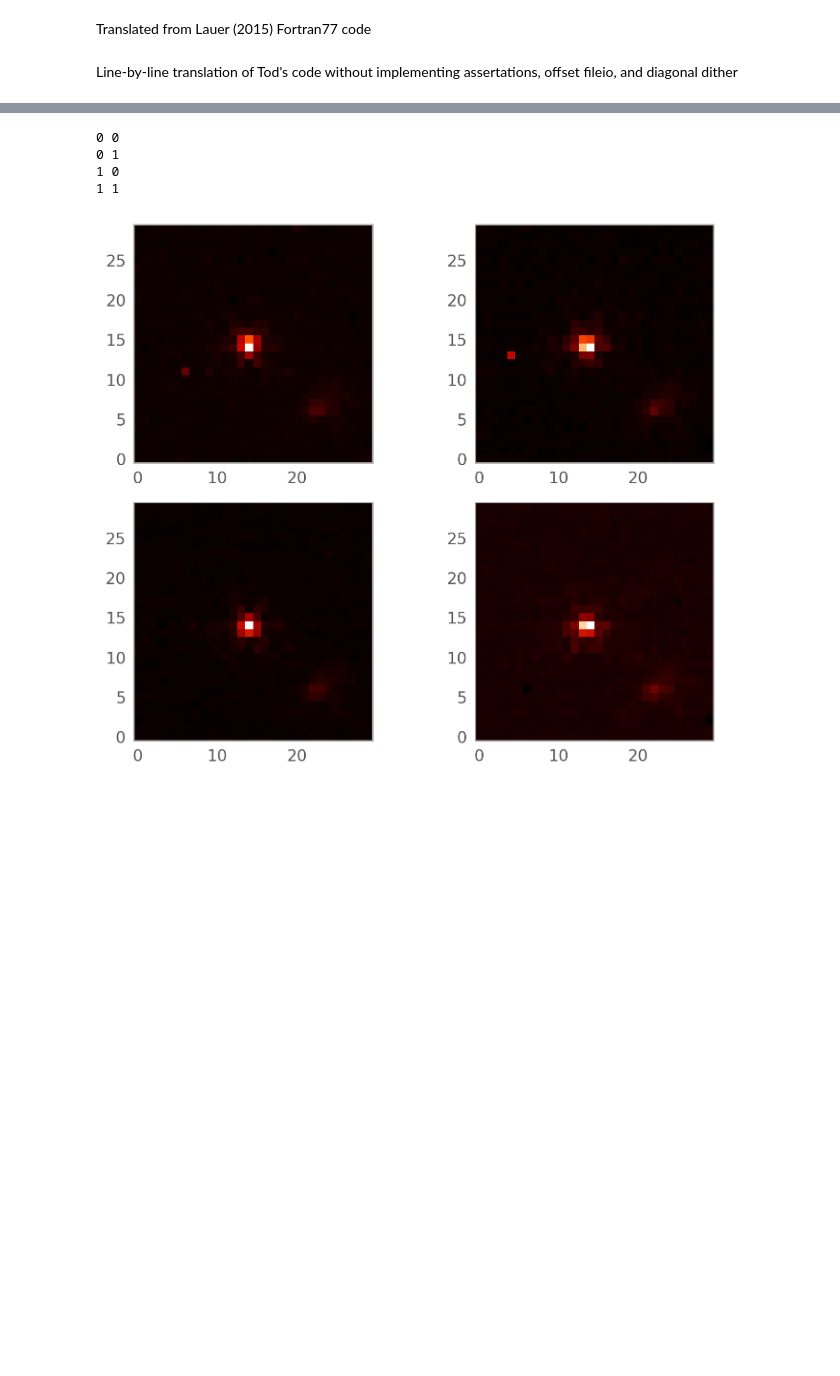
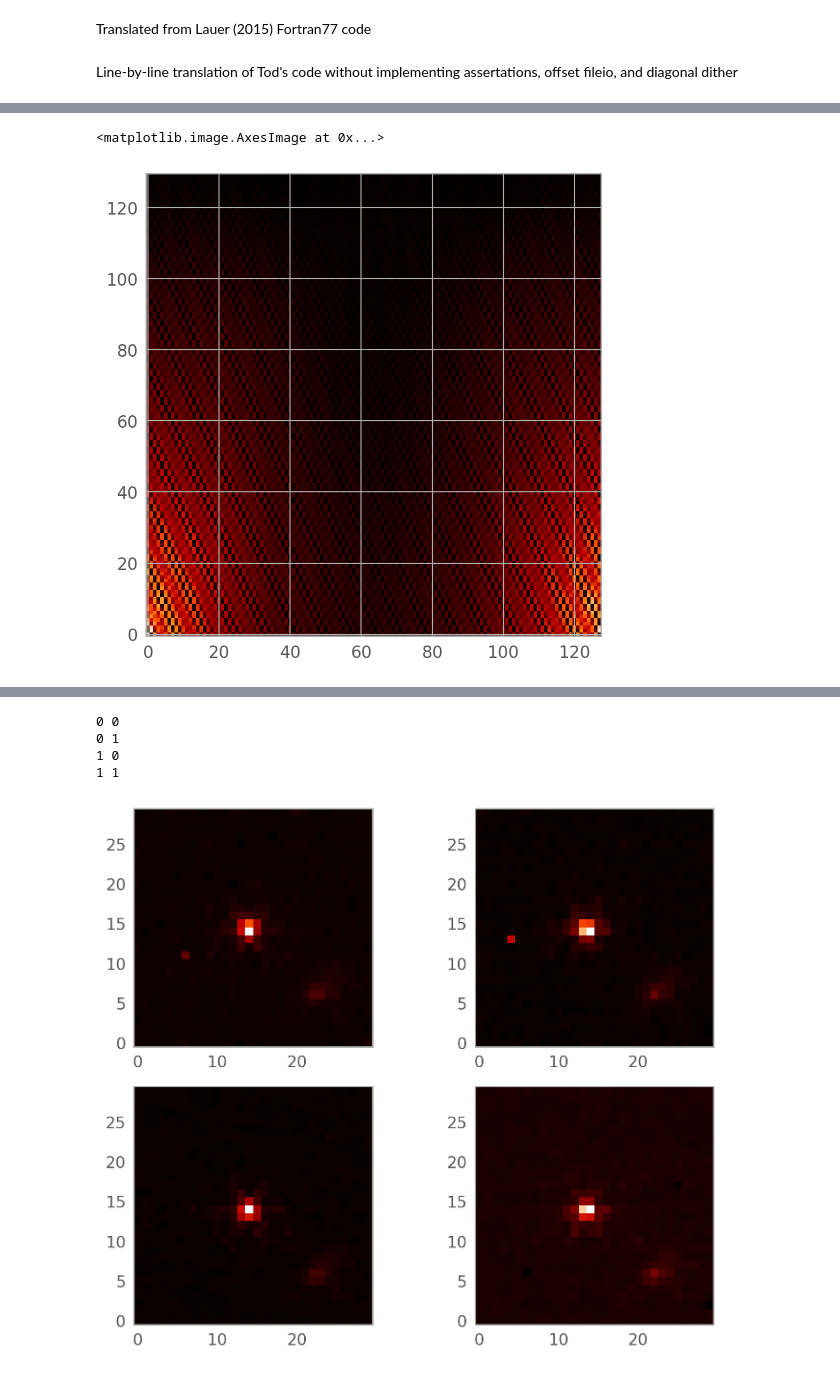
Before and after one commit to Chisen-Lupus/proper-dither, a Jupyter notebook: demo.ipynb, the cells around one changed output, grey strips where cells are left out. Drawn from its saved outputs; the diff is of its cells as text; code cells hidden in the pictures; blank space fills up the shorter version.

```diff
--- a/demo.ipynb
+++ b/demo.ipynb
@@ -1927,0 +1953,21 @@ plt.imshow(stretch(orig))
+# %%
+b = orig_pad
+ncb, nrb = b.shape
+a = np.zeros((ncb, nrb))
+nca, nra = a.shape
+isign = 1
+work = np.zeros((2, nrb))
+orig_hat = real2dfft(a, nra, nca, b, nrb, ncb, isign, work, onedim=False)
+plt.imshow(norm(orig_hat))
+
+# b = orig_hat
+# ncb, nrb = b.shape
+# a = np.zeros((ncb, nrb))
+# nca, nra = a.shape
+# isign = -1
+# work = np.zeros((2, nrb))
+# orig_prime = real2dfft(a, nra, nca, b, nrb, ncb, isign, work, onedim=False)
+# plt.imshow(orig_prime, vmin=0, vmax=1)
+# %% [output]
+<matplotlib.image.AxesImage at 0x...>
+[figure, added]
```
Also changed, not shown: parts of 9 cells of this notebook.
